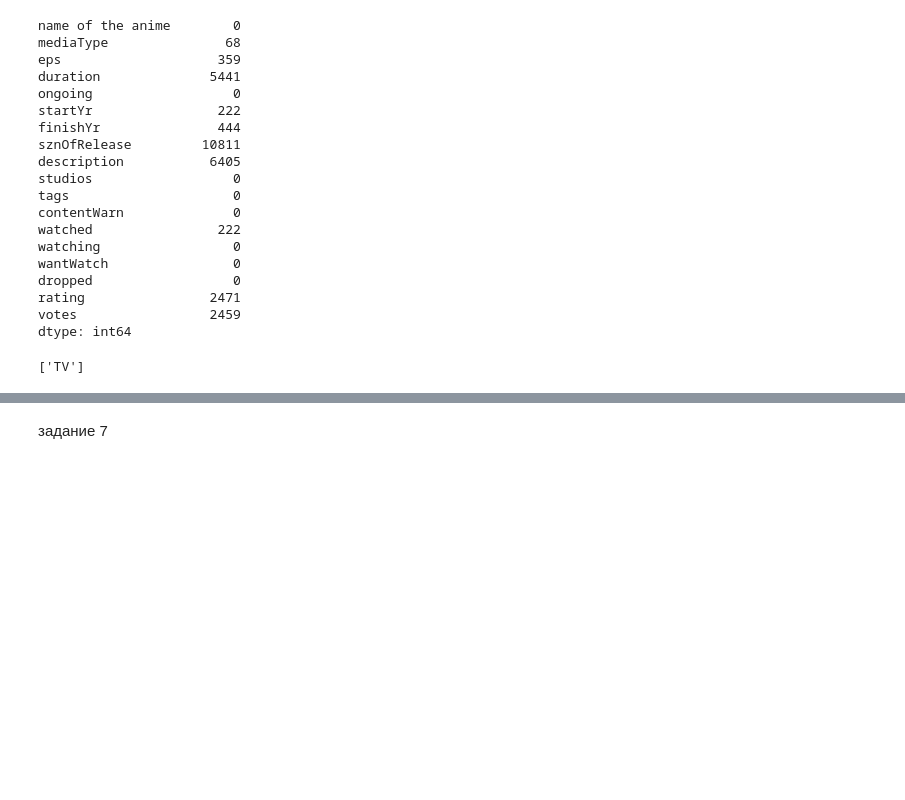
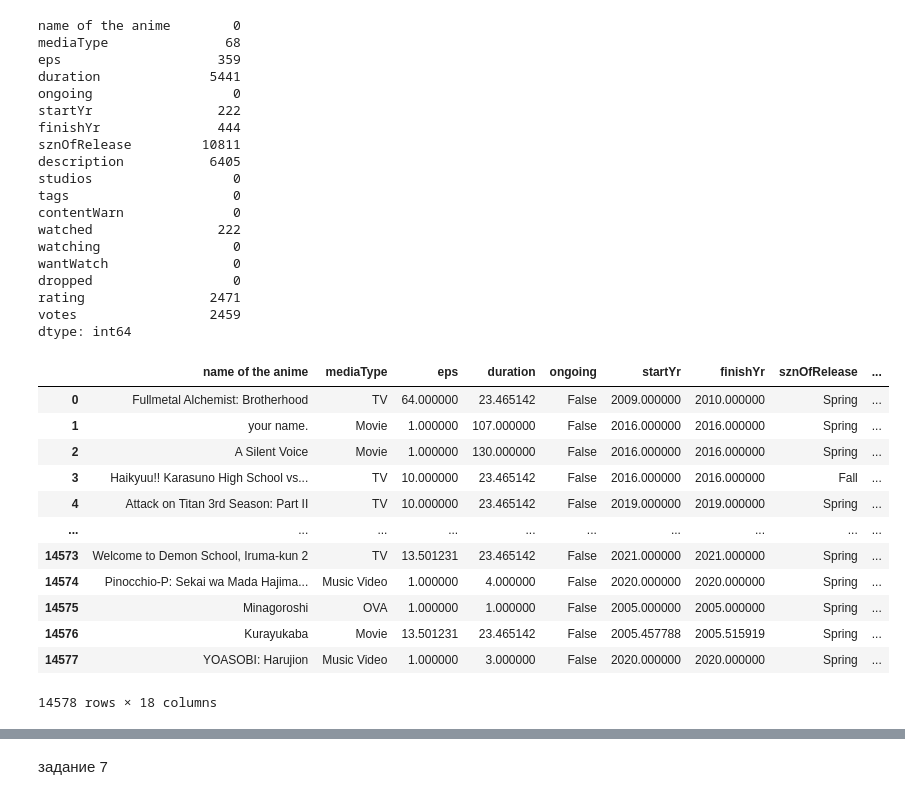
Before and after one commit to Rezalnik/practicum, a Jupyter notebook: датасет_anime.ipynb, the cells around one changed output, grey strips where cells are left out. Saved outputs shown, nothing was run; the diff lists cells and outputs as text; code cells hidden in the pictures; blank space fills up the shorter version.

```diff
--- a/датасет_anime.ipynb
+++ b/датасет_anime.ipynb
@@ -200,24 +200,43 @@ rating                2471
 votes                 2459
 dtype: int64
 # %%
+#https://pythonim.ru/libraries/kak-ispolzovat-metod-numpy-where-v-python?ysclid=ld9tnct8vm243075326
 # пропуски в mediaType, eps, duration, startYr, finishYr, sznOfRelease, description, watched, rating, votes
 incomplete_columns = ['mediaType', 'eps', 'duration', 'startYr', 'finishYr',
                       'sznOfRelease', 'description', 'watched', 'rating', 'votes']
-print(st.mode(np.array(anime[incomplete_columns[0]]))[0])
+
 
 for i in incomplete_columns:
   val_1 = anime[i] # таблица из индексов и значений
   val_2 = np.array(anime[i]) #массив значений этого столбца
-  value = st.mode(val_2)[0][0]
-  val_2 = np.where(val_1.isnull(), value, val_1) # isnull() - находит пустое значение,
+
+  names = list(anime.columns) #получение названий столбцов
+
+  if anime.dtypes[names.index(i)] == float:
+    value = np.mean(val_1.dropna())
+    val_2 = np.where(val_1.isnull(), value, val_1) #where - сохраняет размерность списка, isnull() - находит пустое значение,
+  else:
+    value = st.mode(val_2)[0][0]
+    val_2 = np.where(val_1.isnull(), value, val_1) #where - сохраняет размерность списка, isnull() - находит пустое значение,
   anime[i] = val_2
 
-  #if type(...) == int:
 
 
-#anime
+anime
 # %% [output]
+|  | name of the anime | mediaType | eps | duration | ongoing | startYr | finishYr | sznOfRelease | ... |
+| 0 | Fullmetal Alchemist: Brotherhood | TV | 64.000000 | 23.465142 | False | 2009.000000 | 2010.000000 | Spring | ... |
+| 1 | your name. | Movie | 1.000000 | 107.000000 | False | 2016.000000 | 2016.000000 | Spring | ... |
+| 2 | A Silent Voice | Movie | 1.000000 | 130.000000 | False | 2016.000000 | 2016.000000 | Spring | ... |
+| 3 | Haikyuu!! Karasuno High School vs... | TV | 10.000000 | 23.465142 | False | 2016.000000 | 2016.000000 | Fall | ... |
+| 4 | Attack on Titan 3rd Season: Part II | TV | 10.000000 | 23.465142 | False | 2019.000000 | 2019.000000 | Spring | ... |
+| ... | ... | ... | ... | ... | ... | ... | ... | ... | ... |
+| 14573 | Welcome to Demon School, Iruma-kun 2 | TV | 13.501231 | 23.465142 | False | 2021.000000 | 2021.000000 | Spring | ... |
+| 14574 | Pinocchio-P: Sekai wa Mada Hajima... | Music Video | 1.000000 | 4.000000 | False | 2020.000000 | 2020.000000 | Spring | ... |
+| 14575 | Minagoroshi | OVA | 1.000000 | 1.000000 | False | 2005.000000 | 2005.000000 | Spring | ... |
+| 14576 | Kurayukaba | Movie | 13.501231 | 23.465142 | False | 2005.457788 | 2005.515919 | Spring | ... |
+| 14577 | YOASOBI: Harujion | Music Video | 1.000000 | 3.000000 | False | 2020.000000 | 2020.000000 | Spring | ... |
-['TV']
+14578 rows × 18 columns
 # %%
 anime.isnull().sum()
 # %% [output]
```
Also changed, not shown: parts of 3 cells of this notebook, 1 other file.
